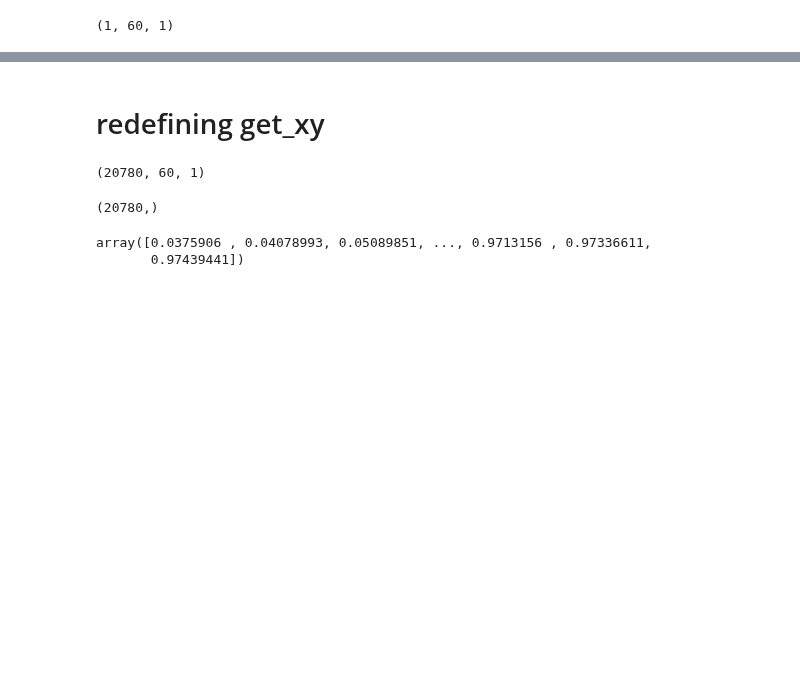
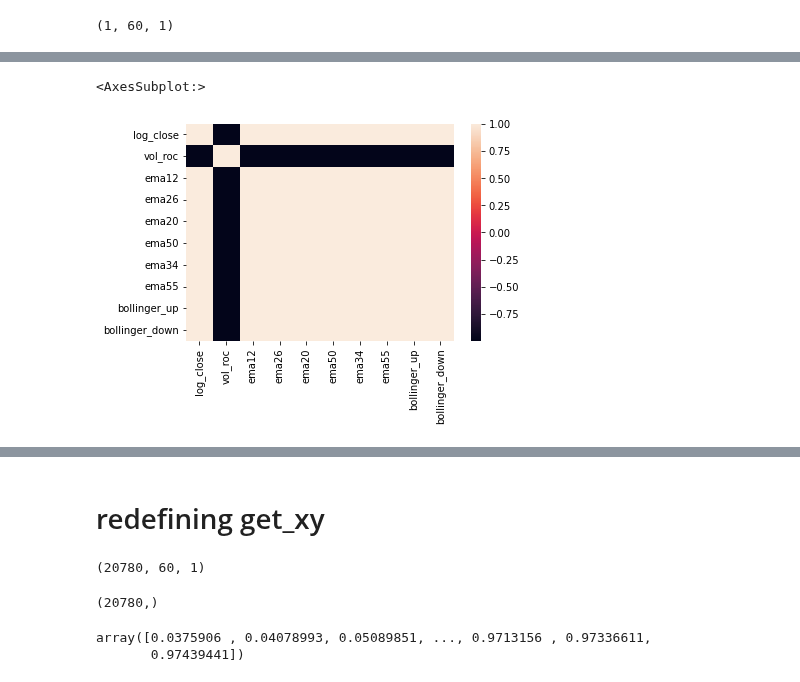
Before and after one commit to timjab92/cryptotrading-indicator, a Jupyter notebook: notebooks/load_model.ipynb, the cells around one changed output, grey strips where cells are left out. Saved outputs shown, nothing was run; the diff lists cells and outputs as text; code cells hidden in the pictures; blank space fills up the shorter version.

```diff
--- a/notebooks/load_model.ipynb
+++ b/notebooks/load_model.ipynb
@@ -131,3 +140,42 @@ def add_bollinger(data, prices, rate=20):
 def add_vol_roc(data):
     data['vol_roc'] = data.volume.pct_change()
     return data
+# %%
+def get_train_data():
+    """
+    Returns the raw training dataset for the price of bitcoin since 31.12.2011.
+    The index is set to the date.
+    """
+    data = pd.read_csv("../data/BTCUSD_4hours.csv")
+    data['date'] = pd.to_datetime(data.date)
+    data_train = data.drop(columns="Unnamed: 0").set_index("date")
+    return data_train
+
+
+def minmaxscaling(data_train):
+    """
+    applies the minmaxscaler to the training set. Attention! Output needs to be
+    defined for data_train_scaled, min1 and range1!!
+    """
+    minmax_scaler = MinMaxScaler(feature_range=(0, 1))
+    minmax_scaler.fit(data_train)
+    data_train_scaled = minmax_scaler.transform(data_train)
+    #    min1 = minmax_scaler.data_min_  # [5:9] for log_prices
+    #    range1 = minmax_scaler.data_range_  #[5:9]
+    return data_train_scaled, minmax_scaler
+
+
+def get_xgecko(length=60, horizon=1):
+    """
+    Calls the coingecko API and returns the data used for prediction.
+    x_gecko.shape == (no_sequ , length, no_features)
+    """
+    x_gecko = feature_engineer(get_coingecko())[[CLOSE]][-length:]
+    #get scaler the long way
+    data_train = feature_engineer(get_train_data())[[CLOSE]]
+    data_train_scaled, scaler = minmaxscaling(data_train)
+
+    x_gecko_scaled = scaler.transform(x_gecko)
+    x_gecko = np.array(x_gecko_scaled)
+    x_gecko = np.reshape(x_gecko, (horizon, length, 1))
+    return x_gecko
@@ -176,0 +227,2 @@ data
+# %%
+data['boll_width'] = data['bollinger_up'] - data['bollinger_down']
@@ -176,0 +248,7 @@ data
+# %%
+df1 = data[['log_close', 'vol_roc', 'ema12','ema26','ema20','ema50','ema34','ema55', 'bollinger_up','bollinger_down']].corr()
+# %%
+sns.heatmap(df1.corr())
+# %% [output]
+<AxesSubplot:>
+[figure, added]
```
Also changed, not shown: parts of 24 cells of this notebook, 1 other file.
